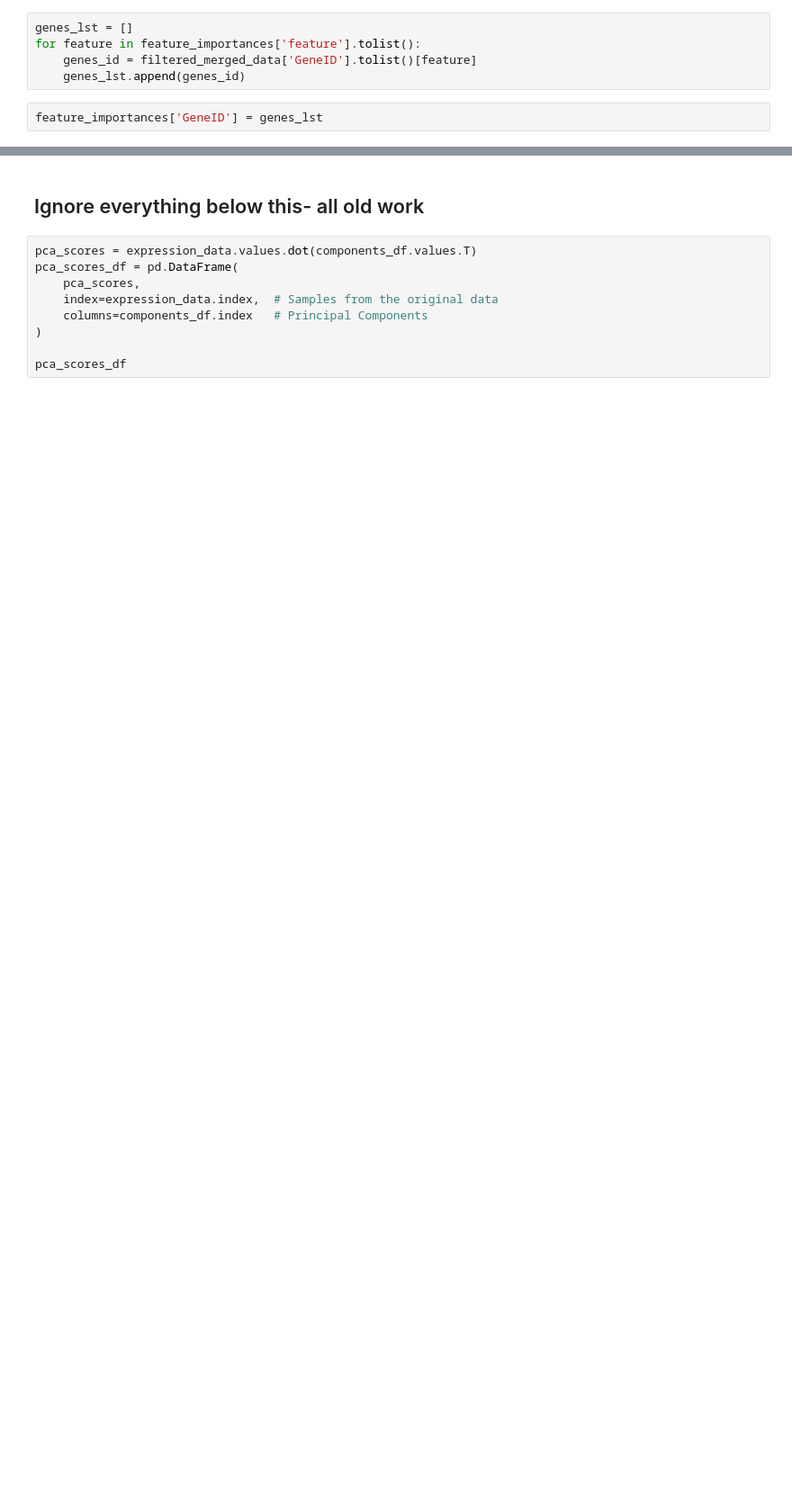
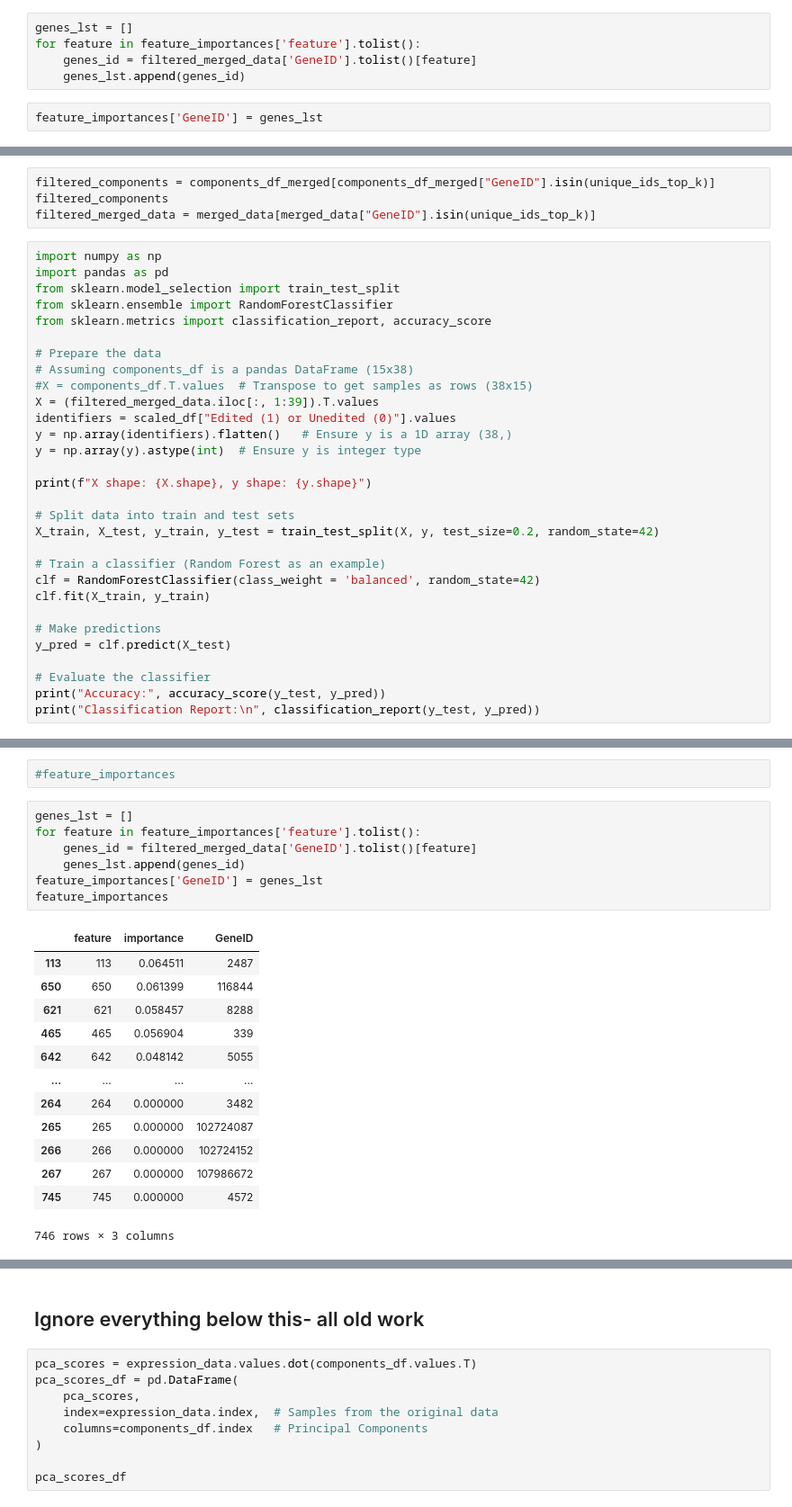
Before and after one commit to zoraizmohammad/LifeEdit-geneclassifier, a Jupyter notebook: Code/classifier_imt/forest_classifier.ipynb, the cells around one changed output, grey strips where cells are left out. Shown: that part at 90% size. Cells and saved outputs as stored; diff of their text form; blank space fills up the shorter version.

```diff
--- a/Code/classifier_imt/forest_classifier.ipynb
+++ b/Code/classifier_imt/forest_classifier.ipynb
@@ -607,0 +725,34 @@ feature_importances
+# %%
+filtered_components = components_df_merged[components_df_merged["GeneID"].isin(unique_ids_top_k)]
+filtered_components
+filtered_merged_data = merged_data[merged_data["GeneID"].isin(unique_ids_top_k)]
+# %%
+import numpy as np
+import pandas as pd
+from sklearn.model_selection import train_test_split
+from sklearn.ensemble import RandomForestClassifier
+from sklearn.metrics import classification_report, accuracy_score
+
+# Prepare the data
+# Assuming components_df is a pandas DataFrame (15x38)
+#X = components_df.T.values  # Transpose to get samples as rows (38x15)
+X = (filtered_merged_data.iloc[:, 1:39]).T.values
+identifiers = scaled_df["Edited (1) or Unedited (0)"].values
+y = np.array(identifiers).flatten()   # Ensure y is a 1D array (38,)
+y = np.array(y).astype(int)  # Ensure y is integer type
+
+print(f"X shape: {X.shape}, y shape: {y.shape}")
+
+# Split data into train and test sets
+X_train, X_test, y_train, y_test = train_test_split(X, y, test_size=0.2, random_state=42)
+
+# Train a classifier (Random Forest as an example)
+clf = RandomForestClassifier(class_weight = 'balanced', random_state=42)
+clf.fit(X_train, y_train)
+
+# Make predictions
+y_pred = clf.predict(X_test)
+
+# Evaluate the classifier
+print("Accuracy:", accuracy_score(y_test, y_pred))
+print("Classification Report:\n", classification_report(y_test, y_pred))
@@ -607,0 +943,23 @@ feature_importances
+# %%
+#feature_importances
+# %%
+genes_lst = []
+for feature in feature_importances['feature'].tolist():
+    genes_id = filtered_merged_data['GeneID'].tolist()[feature]
+    genes_lst.append(genes_id)
+feature_importances['GeneID'] = genes_lst
+feature_importances
+# %% [output]
+|  | feature | importance | GeneID |
+| 113 | 113 | 0.064511 | 2487 |
+| 650 | 650 | 0.061399 | 116844 |
+| 621 | 621 | 0.058457 | 8288 |
+| 465 | 465 | 0.056904 | 339 |
+| 642 | 642 | 0.048142 | 5055 |
+| ... | ... | ... | ... |
+| 264 | 264 | 0.000000 | 3482 |
+| 265 | 265 | 0.000000 | 102724087 |
+| 266 | 266 | 0.000000 | 102724152 |
+| 267 | 267 | 0.000000 | 107986672 |
+| 745 | 745 | 0.000000 | 4572 |
+746 rows × 3 columns
```
Also changed, not shown: parts of 28 cells of this notebook.
